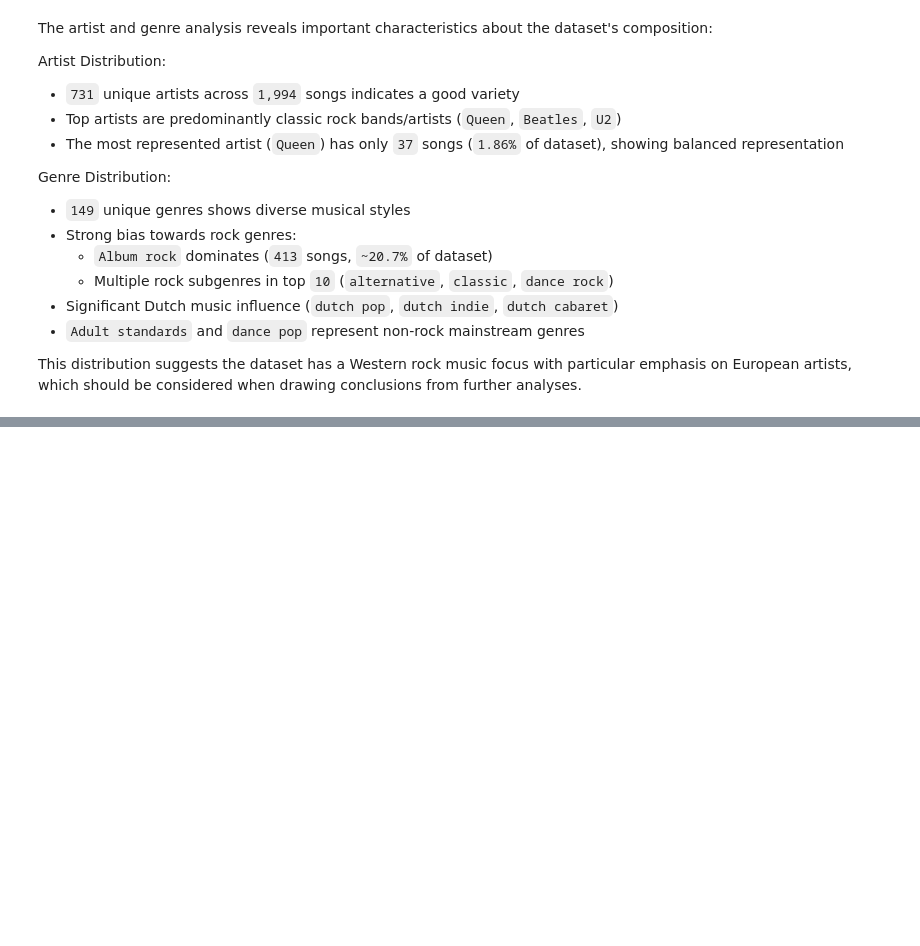
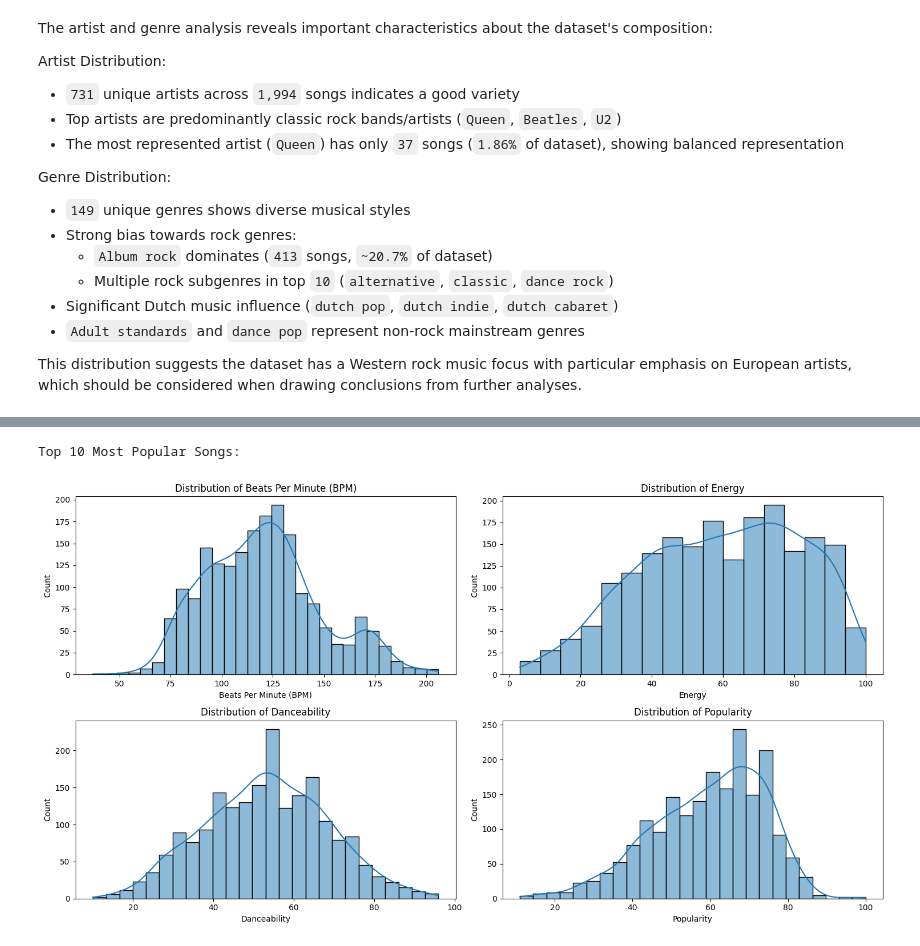
Before and after one commit to betanight/June_Code_Pudding, a Jupyter notebook: eli_analysis.ipynb, the cells around one changed output, grey strips where cells are left out. Drawn from its saved outputs; the diff is of its cells as text; code cells hidden in the pictures; blank space fills up the shorter version.

```diff
--- a/eli_analysis.ipynb
+++ b/eli_analysis.ipynb
@@ -145,0 +362,20 @@ This distribution suggests the dataset has a Western rock music focus with parti
+# %%
+# Top 10 most popular songs
+print("\nTop 10 Most Popular Songs:")
+df.nlargest(10, 'Popularity')[['Title', 'Artist', 'Top Genre', 'Popularity']]
+
+
+# Distribution plots for key features
+features = ['Beats Per Minute (BPM)', 'Energy', 'Danceability', 'Popularity']
+fig = plt.figure(figsize=(15, 8))
+
+for i, feature in enumerate(features, 1):
+    plt.subplot(2, 2, i)
+    sns.histplot(df[feature], kde=True)
+    plt.title(f'Distribution of {feature}')
+
+plt.tight_layout()
+plt.show()
+# %% [output]
+Top 10 Most Popular Songs:
+[figure, added]
```
Also changed, not shown: parts of 18 cells of this notebook, 1 other file.
